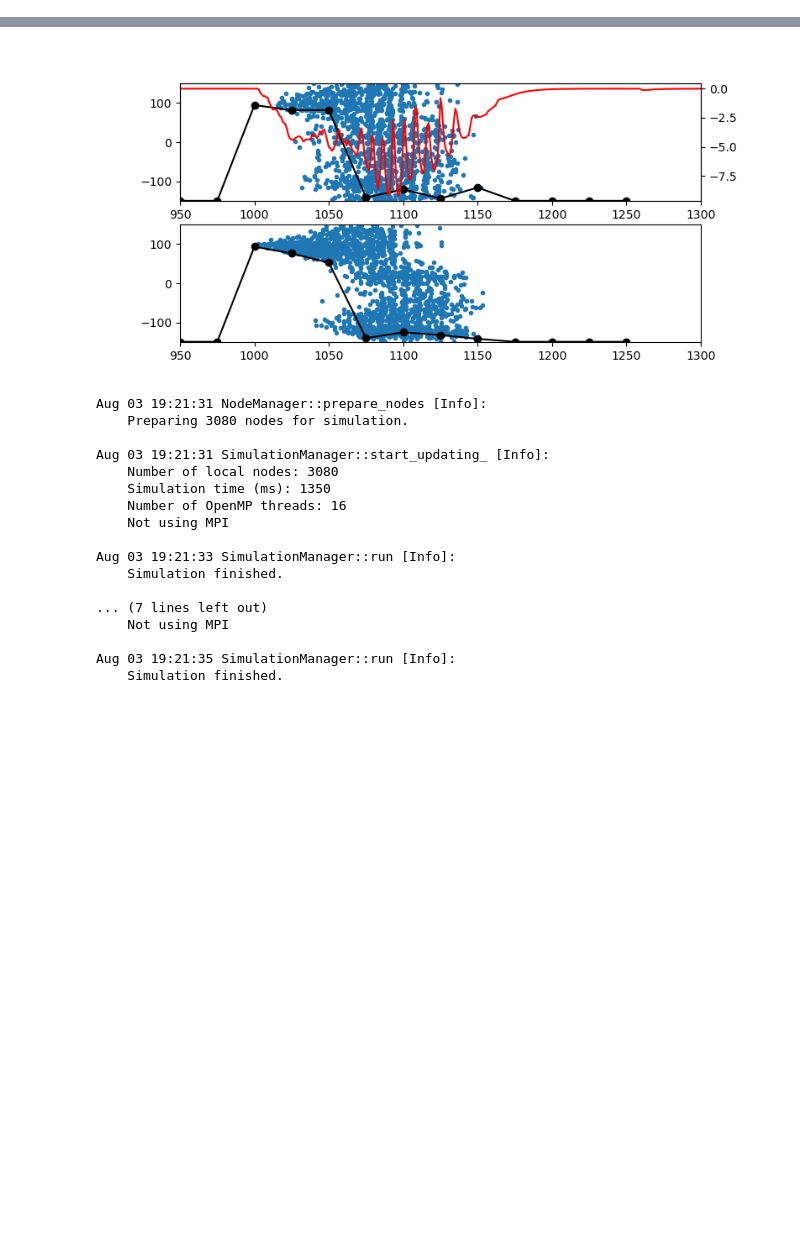
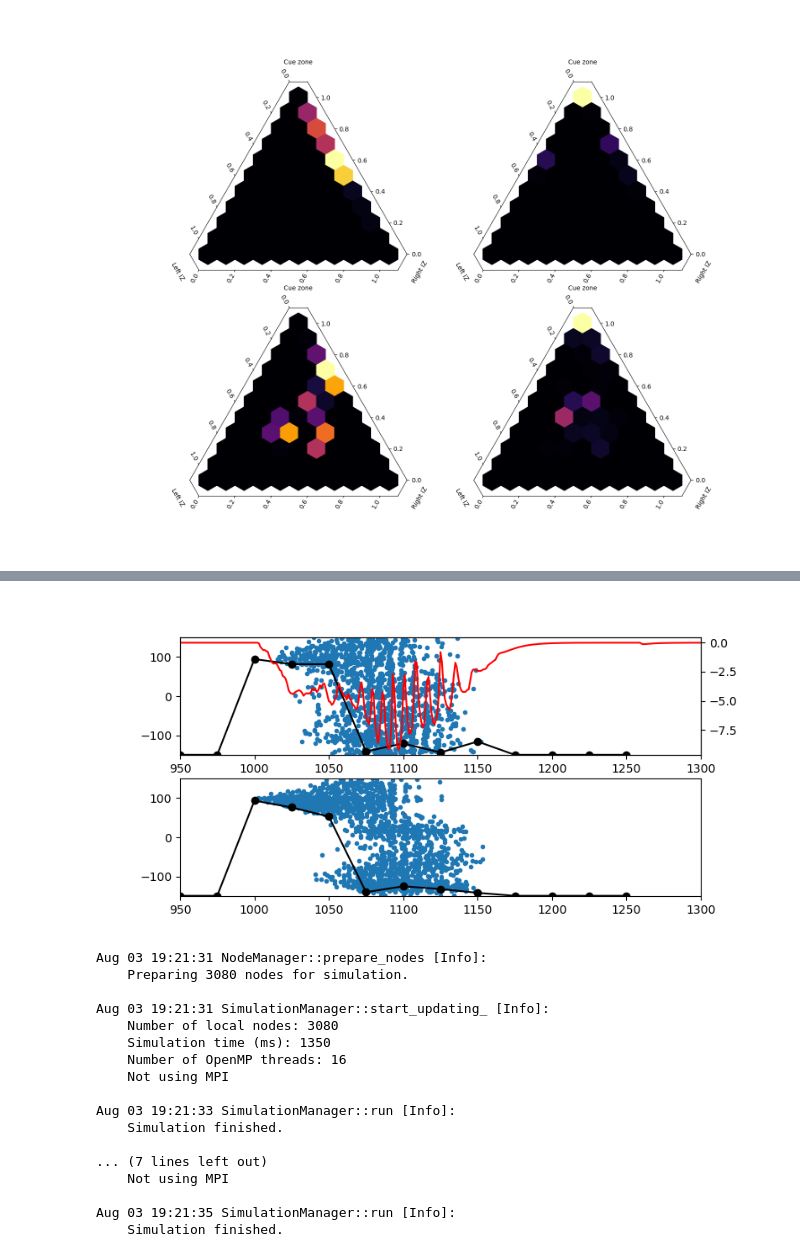
Before and after one commit to justidy1/IctalPlaceCell, a Jupyter notebook: query_replay.ipynb, the cells around one changed output, grey strips where cells are left out. Saved outputs shown, nothing was run; the diff lists cells and outputs as text; code cells hidden in the pictures; blank space fills up the shorter version.

Commit message:
added cue generalization

```diff
--- a/query_replay.ipynb
+++ b/query_replay.ipynb
@@ -175,0 +272,59 @@ Aug 03 14:10:55 SimulationManager::run [Info]:
+# %%
+# compare the cue generalization between the control and ictal networks
+cue_near_gen_ctrl = np.load('./data/cue_generalization_large.npz',allow_pickle=True)['cue_near_gen_ctrl']
+cue_far_gen_ctrl = np.load('./data/cue_generalization_large.npz',allow_pickle=True)['cue_far_gen_ctrl']
+cue_near_gen_ictal = np.load('./data/cue_generalization_large.npz',allow_pickle=True)['cue_near_gen_ictal']
+cue_far_gen_ictal = np.load('./data/cue_generalization_large.npz',allow_pickle=True)['cue_far_gen_ictal']
+
+# convert to proportion of spikes
+cue_near_gen_ctrl /= np.sum(cue_near_gen_ctrl,axis=1)[:,None]
+cue_far_gen_ctrl /= np.sum(cue_far_gen_ctrl,axis=1)[:,None]
+cue_near_gen_ictal /= np.sum(cue_near_gen_ictal,axis=1)[:,None]
+cue_far_gen_ictal /= np.sum(cue_far_gen_ictal,axis=1)[:,None]
+
+# plot the cue generalization as a ternary plot
+import mpltern
+
+gridsize = 10
+
+plt.close('all')
+plt.figure(figsize=(15,12))
+ax1=plt.subplot(2,2,1,projection='ternary')
+ax1.hexbin(cue_near_gen_ctrl[:,0],cue_near_gen_ctrl[:,2],cue_near_gen_ctrl[:,1],gridsize=gridsize,cmap='inferno')
+#ax1.scatter(cue_near_gen_ctrl[:,0],cue_near_gen_ctrl[:,2],cue_near_gen_ctrl[:,1],marker='.')
+ax1.set_ternary_lim(-0.1,1.1,-0.1,1.1,-0.1,1.1)
+# label the axes
+ax1.set_tlabel('Cue zone')
+ax1.set_llabel('Left IZ')
+ax1.set_rlabel('Right IZ')
+
+ax2=plt.subplot(2,2,2,projection='ternary')
+ax2.hexbin(cue_far_gen_ctrl[:,0],cue_far_gen_ctrl[:,2],cue_far_gen_ctrl[:,1],gridsize=gridsize,cmap='inferno')
+#ax2.scatter(cue_far_gen_ctrl[:,0],cue_far_gen_ctrl[:,2],cue_far_gen_ctrl[:,1],marker='.')
+ax2.set_ternary_lim(-0.1,1.1,-0.1,1.1,-0.1,1.1)
+# label the axes
+ax2.set_tlabel('Cue zone')
+ax2.set_llabel('Left IZ')
+ax2.set_rlabel('Right IZ')
+
+ax3=plt.subplot(2,2,3,projection='ternary')
+ax3.hexbin(cue_near_gen_ictal[:,0],cue_near_gen_ictal[:,2],cue_near_gen_ictal[:,1],gridsize=gridsize,cmap='inferno')
+#ax3.scatter(cue_near_gen_ictal[:,0],cue_near_gen_ictal[:,2],cue_near_gen_ictal[:,1],marker='.')
+ax3.set_ternary_lim(-0.1,1.1,-0.1,1.1,-0.1,1.1)
+# label the axes
+ax3.set_tlabel('Cue zone')
+ax3.set_llabel('Left IZ')
+ax3.set_rlabel('Right IZ')
+
+ax4=plt.subplot(2,2,4,projection='ternary')
+ax4.hexbin(cue_far_gen_ictal[:,0],cue_far_gen_ictal[:,2],cue_far_gen_ictal[:,1],gridsize=gridsize,cmap='inferno')
+#ax4.scatter(cue_far_gen_ictal[:,0],cue_far_gen_ictal[:,2],cue_far_gen_ictal[:,1],marker='.')
+ax4.set_ternary_lim(-0.1,1.1,-0.1,1.1,-0.1,1.1)
+# label the axes
+ax4.set_tlabel('Cue zone')
+ax4.set_llabel('Left IZ')
+ax4.set_rlabel('Right IZ')
+
+plt.show()
+# %% [output]
+[figure, added]
```
Also changed, not shown: parts of 13 cells of this notebook, 1 other file.
